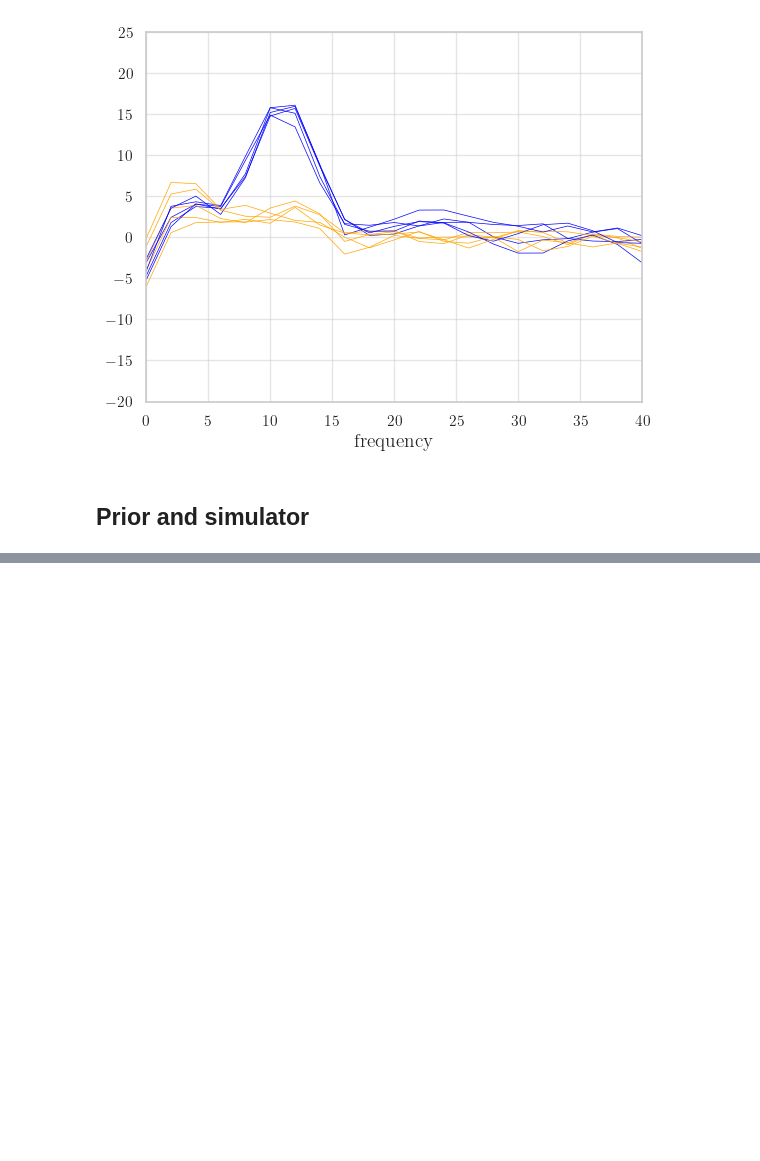
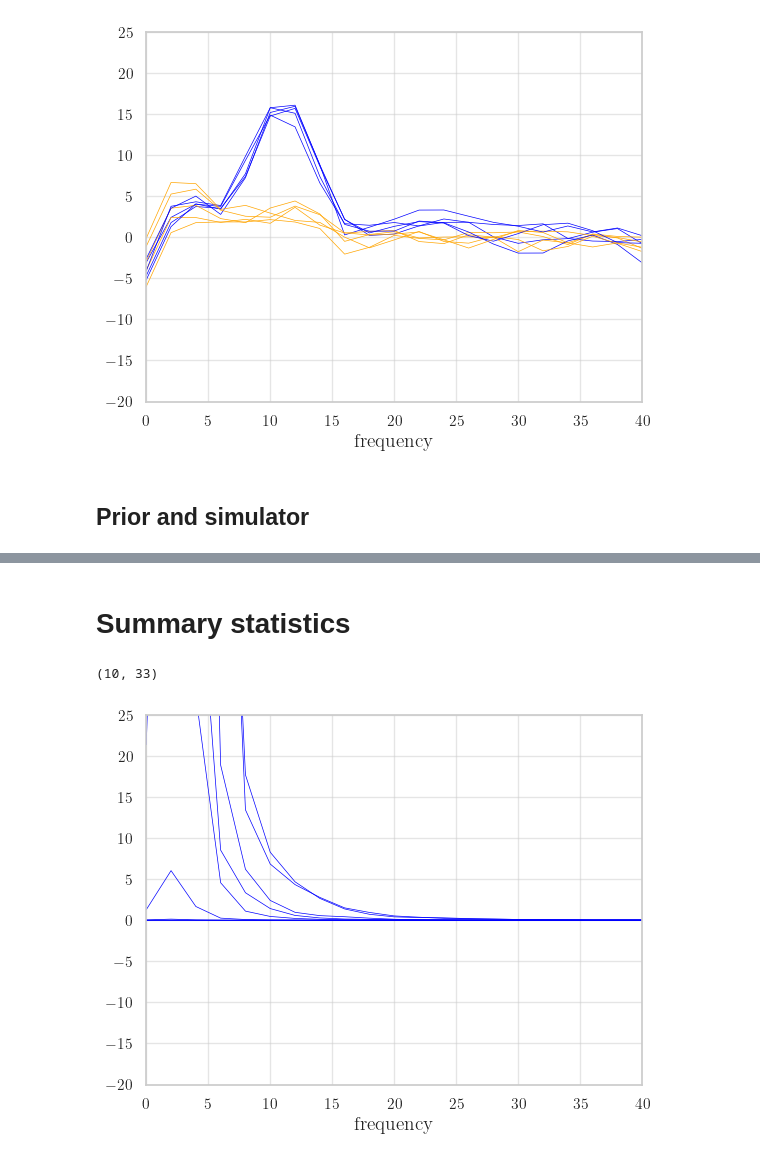
Before and after one commit to dirmeier/sbijax, a Jupyter notebook: manuscript+supplement/experimental_code/chp5-real_data_example.ipynb, the cells around one changed output, grey strips where cells are left out. Drawn from its saved outputs; the diff is of its cells as text; code cells hidden in the pictures; blank space fills up the shorter version.

```diff
--- a/manuscript+supplement/experimental_code/chp5-real_data_example.ipynb
+++ b/manuscript+supplement/experimental_code/chp5-real_data_example.ipynb
@@ -244,9 +96,10 @@ array([[0, 1, 2, 3, 4]])
 # %%
-def jansen_rit_fn(len_timeseries=1024, t_end=8.0):
+def jansen_rit_fn(len_timeseries=1025, t_end=8.0):
     import rpy2.robjects as robjects
     from rpy2.robjects.packages import importr
     sdbmp = importr("sdbmsABC")
 
+    rset_seed = robjects.r["set.seed"]
     rchol = robjects.r["chol"]
     rt = robjects.r["t"]
 
@@ -265,6 +118,7 @@ def jansen_rit_fn(len_timeseries=1024, t_end=8.0):
     grid = robjects.FloatVector(list(np.arange(0, t_end + burnin, h)))
 
     def fn(seed, theta):
+        rset_seed(int(np.sqrt(seed[0])))
         C, mu, sigma, gain = theta.tolist()
         gain_abs = 10 ** (gain / 10)
         y0 = robjects.FloatVector([0.08, 18, 15, -0.5, 0, 0])
@@ -282,3 +136,5 @@ def jansen_rit_fn(len_timeseries=1024, t_end=8.0):
         return yt
 
     return fn
+
+simulate_jansen_rit = jansen_rit_fn()
@@ -289,3 +221,25 @@ xxx = jn(None, theta_ground_truth)
+# %% [markdown]
+# Summary statistics
+# %%
+def summarize(y, n_summaries=33):
+    _, summaries = welch(y, fs=epochs.info['sfreq'], nperseg=2 * (n_summaries - 1), axis=1)
+    return summaries
+# %%
+f_train, summaries_train = summarize(y_train)
+# %%
+summaries_train.shape
+# %% [output]
+(10, 33)
+# %%
+_, raxes = plt.subplots()
+for i in range(10):
+    raxes.plot(f, summaries_train[i], color='blue', lw=.5)
+raxes.set_xlim(0, 40)
+raxes.set_ylim(-20, +25)
+raxes.set_xlabel('frequency', fontsize=14)
+plt.show()
+# %% [output]
+[figure, added]
 # %%
 plt.plot(xxx)
 plt.show()
```
Also changed, not shown: parts of 23 cells of this notebook, 2 other files.
